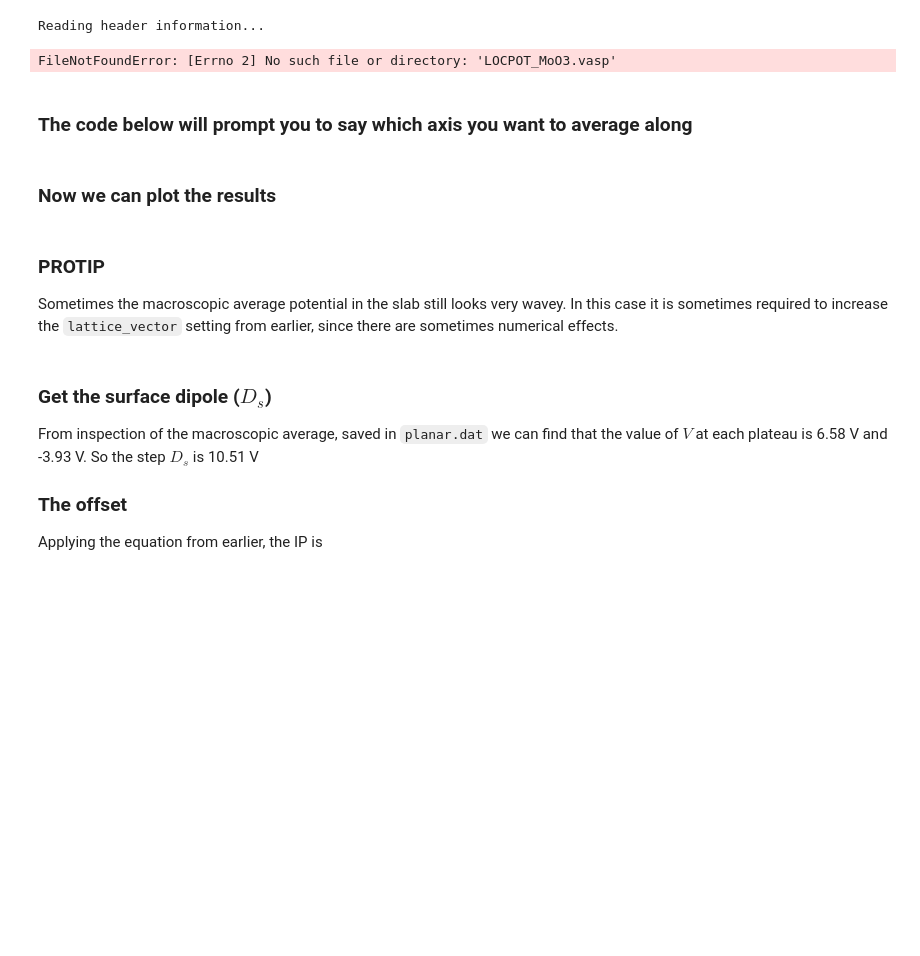
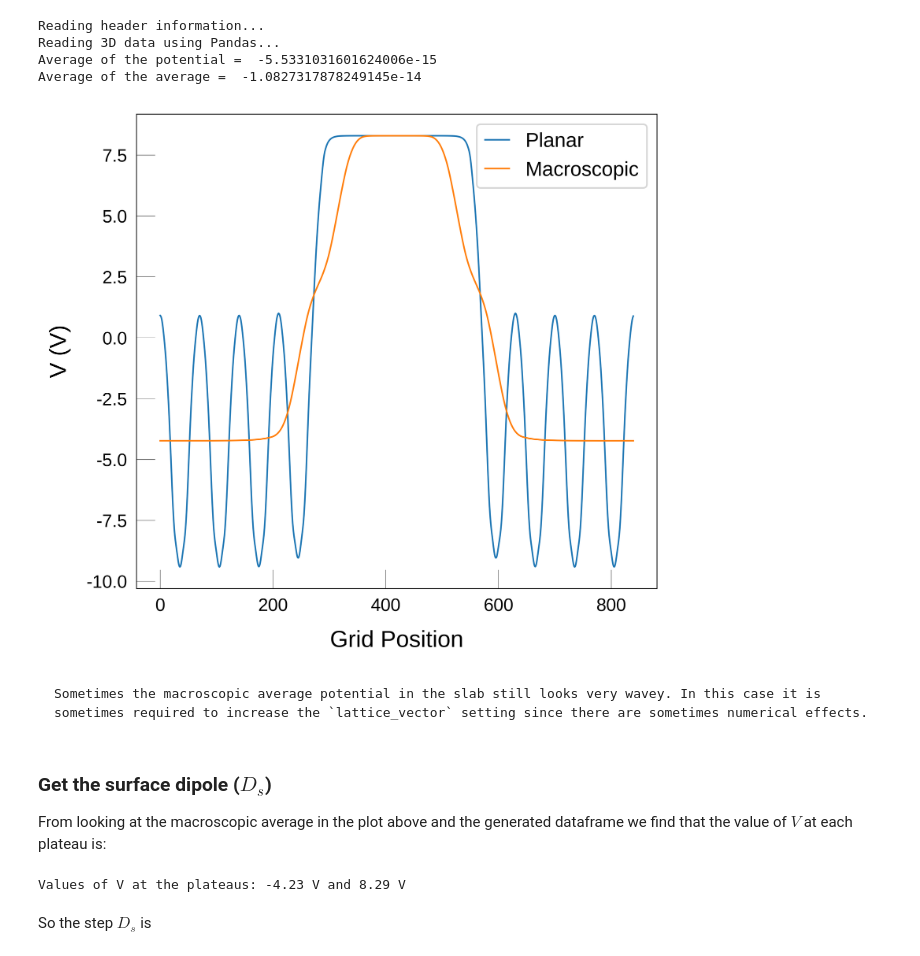
Before and after one commit to WMD-group/MacroDensity, a Jupyter notebook: docs/doctests/Slab/SlabCalculation.ipynb, the cells around one changed output. Drawn from its saved outputs; the diff is of its cells as text; code cells hidden in the pictures; blank space fills up the shorter version.

````diff
--- a/docs/doctests/Slab/SlabCalculation.ipynb
+++ b/docs/doctests/Slab/SlabCalculation.ipynb
@@ -61,12 +51,0 @@ output_file = 'planar.dat'
-# %%
-vasp_pot, NGX, NGY, NGZ, Lattice = md.read_vasp_density(input_file)
-vector_a,vector_b,vector_c,av,bv,cv = md.matrix_2_abc(Lattice)
-resolution_x = vector_a/NGX
-resolution_y = vector_b/NGY
-resolution_z = vector_c/NGZ
-grid_pot, electrons = md.density_2_grid(vasp_pot,NGX,NGY,NGZ)
-# %% [output]
-Reading header information...
-FileNotFoundError: [Errno 2] No such file or directory: 'LOCPOT_MoO3.vasp'
-# %% [markdown]
-### The code below will prompt you to say which axis you want to average along
@@ -78,33 +52,28 @@ macro  = md.macroscopic_average(planar,lattice_vector,resolution_z)
-# %% [markdown]
-### Now we can plot the results
-# %%
-fig, ax1 = plt.subplots(1, 1, sharex=True)
-
-textsize = 22
-mpl.rcParams['xtick.labelsize'] = textsize
-mpl.rcParams['ytick.labelsize'] = textsize
-mpl.rcParams['figure.figsize'] = (10, 6)
-
-ax1.plot(planar,label="Planar",lw=3)
-ax1.plot(macro,label="Macroscopic",lw=3)
-
-ax1.set_xlim(0,len(planar))
-
-ax1.set_facecolor((0.95,0.95,0.95))
-ax1.grid(True)
-
-ax1.legend(fontsize=22)
-plt.show()
-np.savetxt(output_file,macro)
+# %%
+input_file = 'LOCPOT_Bi2O3.vasp'
+# The lattice_vector is the periodicity of the slab in the direction normal to the surface.
+# In the picture above, this is just the distance between the layers of BiO3.
+lattice_vector = 7.45
+output_file = 'planar.dat'
+
+# To perform average along the z-axis, we set axis='z'
+df, fig = md.plot_planar_average(
+    input_file=input_file,
+    output_file=output_file,
+    lattice_vector=lattice_vector,
+    axis='z',
+)
+# %% [output]
+Reading header information...
+Reading 3D data using Pandas...
+Average of the potential =  -5.5331031601624006e-15
+Average of the average =  -1.0827317878249145e-14
+[figure, added]
 # %% [markdown]
-### PROTIP
-
-Sometimes the macroscopic average potential in the slab still looks very wavey. In this case it is sometimes required to increase the `lattice_vector` setting from earlier, since there are sometimes numerical effects.
+```{tip}
+Sometimes the macroscopic average potential in the slab still looks very wavey. In this case it is sometimes required to increase the `lattice_vector` setting since there are sometimes numerical effects.
+```
 # %% [markdown]
 ### Get the surface dipole ($D_s$)
 
-From inspection of the macroscopic average, saved in `planar.dat` we can find that the value of $V$ at each plateau is 6.58 V and -3.93 V. So the step $D_s$ is 10.51 V
-
-### The offset
-
-Applying the equation from earlier, the IP is
+From looking at the macroscopic average in the plot above and the generated dataframe we find that the value of $V$ at each plateau is:
@@ -112,0 +80,9 @@ print"IP: %10.4f eV"%(10.51 - 1.9483)
+# %%
+max_mac = df.Macroscopic.max()
+min_mac = df.Macroscopic.min()
+
+print("Values of V at the plateaus:", round(min_mac, 2), "V and", round(max_mac, 2), "V")
+# %% [output]
+Values of V at the plateaus: -4.23 V and 8.29 V
+# %% [markdown]
+So the step $D_s$ is
````
Also changed, not shown: parts of 12 cells of this notebook, 2 other files.
